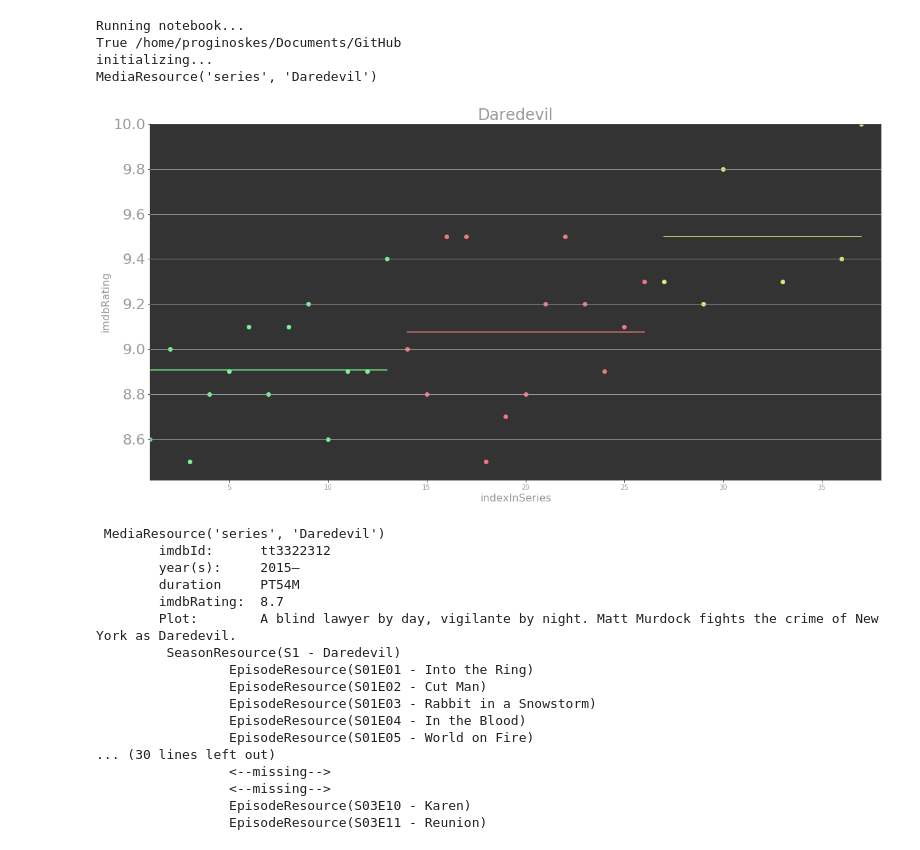
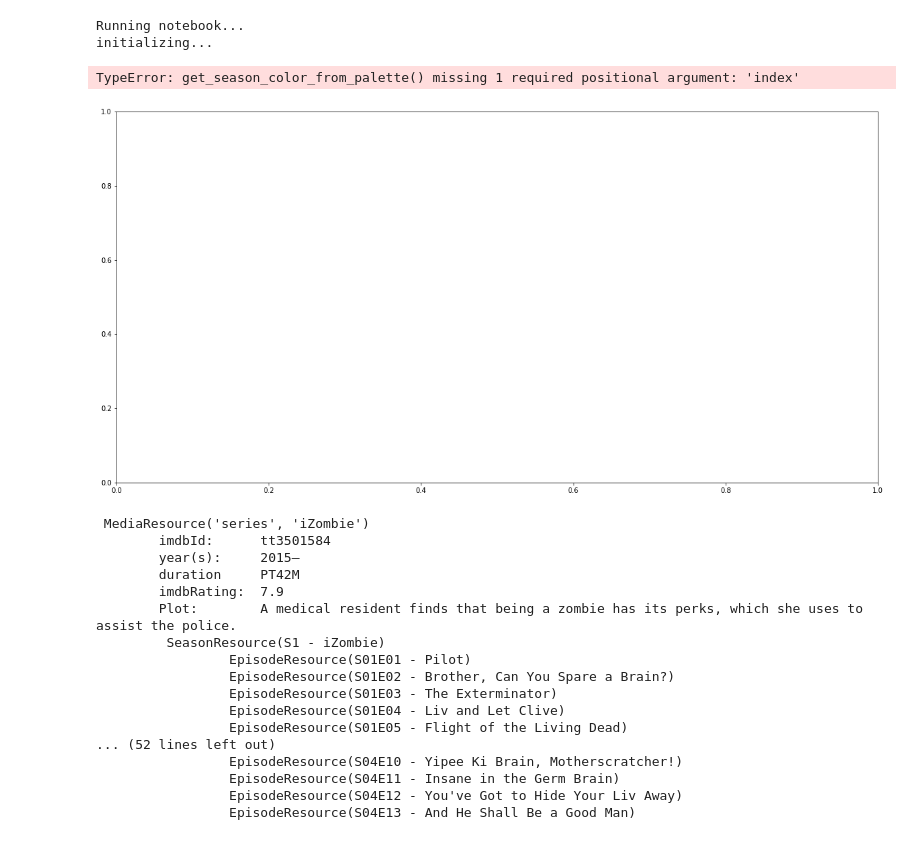
Before and after one commit to Kokitis/IMDB_API, a Jupyter notebook: omdb_api_notebook.ipynb, the cells around one changed output. Drawn from its saved outputs; the diff is of its cells as text; code cells hidden in the pictures.

```diff
--- a/omdb_api_notebook.ipynb
+++ b/omdb_api_notebook.ipynb
@@ -10,41 +10,38 @@ from pprint import pprint
 pprint = partial(pprint, width = 250)
 
 #from IPython.display import SVG, display, HTML
-print("initializing...", flush = True)
+print("initializing...", flush=True)
 api = OmdbApi(omdb_api_key)
 key = 'tt5114356' # Legion
-response = api.find("daredevil")
+response = api.find("izombie")
 from pathlib import Path
-print(response)
 # %% [output]
 Running notebook...
-True /home/proginoskes/Documents/GitHub
 initializing...
-MediaResource('series', 'Daredevil')
 # %%
 from omdbapi.graphics import SeriesPlot
 
-p = SeriesPlot(response)
-p.save("example_plot.png")
+SeriesPlot(response)
 # %% [output]
+TypeError: get_season_color_from_palette() missing 1 required positional argument: 'index'
-[figure, old version]
+[figure, new version]
 # %%
 response.summary()
 # %% [output]
- MediaResource('series', 'Daredevil')
-        imdbId:      tt3322312
+ MediaResource('series', 'iZombie')
+        imdbId:      tt3501584
         year(s):     2015–
-        duration     PT54M
-        imdbRating:  8.7
-        Plot:        A blind lawyer by day, vigilante by night. Matt Murdock fights the crime of New York as Daredevil.
-         SeasonResource(S1 - Daredevil)
-                 EpisodeResource(S01E01 - Into the Ring)
-                 EpisodeResource(S01E02 - Cut Man)
-                 EpisodeResource(S01E03 - Rabbit in a Snowstorm)
-                 EpisodeResource(S01E04 - In the Blood)
-                 EpisodeResource(S01E05 - World on Fire)
-... (30 lines left out)
-                 <--missing-->
-                 <--missing-->
-                 EpisodeResource(S03E10 - Karen)
-                 EpisodeResource(S03E11 - Reunion)
+        duration     PT42M
+        imdbRating:  7.9
+        Plot:        A medical resident finds that being a zombie has its perks, which she uses to assist the police.
+         SeasonResource(S1 - iZombie)
+                 EpisodeResource(S01E01 - Pilot)
+                 EpisodeResource(S01E02 - Brother, Can You Spare a Brain?)
+                 EpisodeResource(S01E03 - The Exterminator)
+                 EpisodeResource(S01E04 - Liv and Let Clive)
+                 EpisodeResource(S01E05 - Flight of the Living Dead)
+... (52 lines left out)
+                 EpisodeResource(S04E10 - Yipee Ki Brain, Motherscratcher!)
+                 EpisodeResource(S04E11 - Insane in the Germ Brain)
+                 EpisodeResource(S04E12 - You've Got to Hide Your Liv Away)
+                 EpisodeResource(S04E13 - And He Shall Be a Good Man)
```
Also changed, not shown: parts of 4 cells of this notebook, 12 other files.
